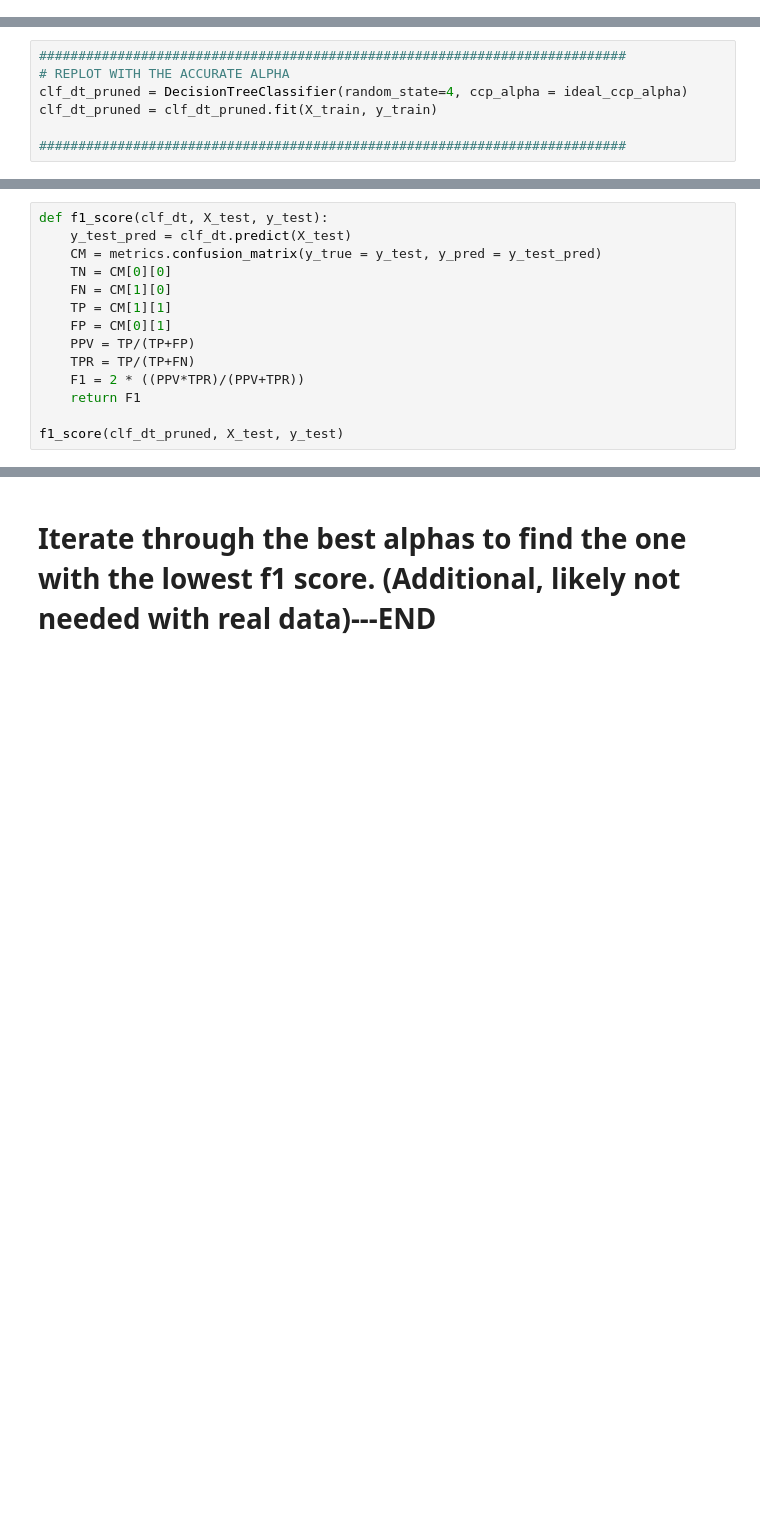
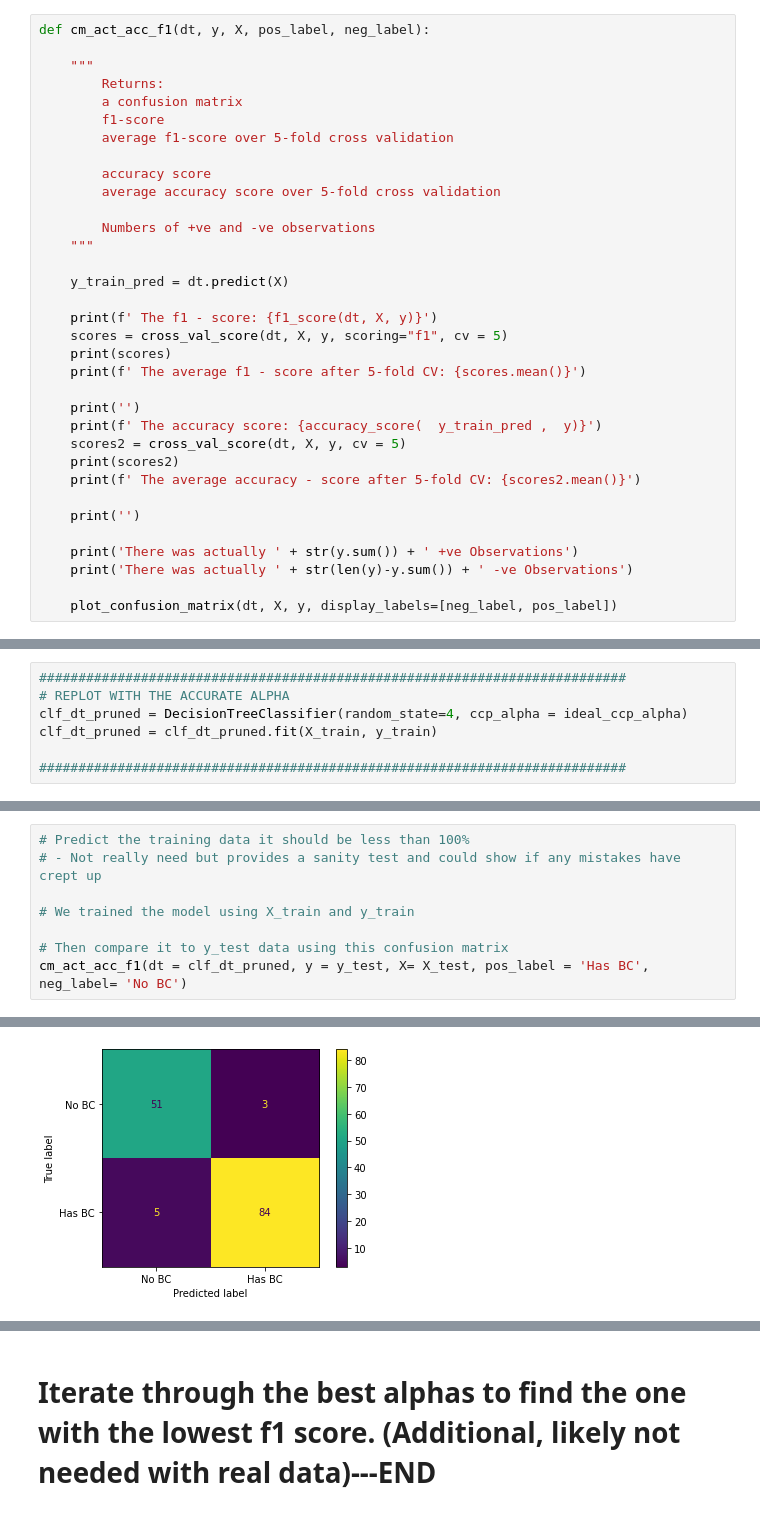
Before and after one commit to swk2020/Breast_Cancer_Detection, a Jupyter notebook: BREAST CANCER DETECTION DTC_CCP.ipynb, the cells around one changed output, grey strips where cells are left out. Saved outputs shown, nothing was run; the diff lists cells and outputs as text; blank space fills up the shorter version.

```diff
--- a/BREAST CANCER DETECTION DTC_CCP.ipynb
+++ b/BREAST CANCER DETECTION DTC_CCP.ipynb
@@ -3 +52,35 @@
+# %%
+def cm_act_acc_f1(dt, y, X, pos_label, neg_label):
+
+    """
+        Returns:
+        a confusion matrix
+        f1-score
+        average f1-score over 5-fold cross validation
+
+        accuracy score
+        average accuracy score over 5-fold cross validation
+
+        Numbers of +ve and -ve observations
+    """
+
+    y_train_pred = dt.predict(X)
+
+    print(f' The f1 - score: {f1_score(dt, X, y)}')
+    scores = cross_val_score(dt, X, y, scoring="f1", cv = 5)
+    print(scores)
+    print(f' The average f1 - score after 5-fold CV: {scores.mean()}')
+
+    print('')
+    print(f' The accuracy score: {accuracy_score(  y_train_pred ,  y)}')
+    scores2 = cross_val_score(dt, X, y, cv = 5)
+    print(scores2)
+    print(f' The average accuracy - score after 5-fold CV: {scores2.mean()}')
+
+    print('')
+
+    print('There was actually ' + str(y.sum()) + ' +ve Observations')
+    print('There was actually ' + str(len(y)-y.sum()) + ' -ve Observations')
+
+    plot_confusion_matrix(dt, X, y, display_labels=[neg_label, pos_label])
 # %% [markdown]
@@ -385,14 +476,9 @@ The f1-score for this model is:
-# %%
-def f1_score(clf_dt, X_test, y_test):
-    y_test_pred = clf_dt.predict(X_test)
-    CM = metrics.confusion_matrix(y_true = y_test, y_pred = y_test_pred)
-    TN = CM[0][0]
-    FN = CM[1][0]
-    TP = CM[1][1]
-    FP = CM[0][1]
-    PPV = TP/(TP+FP)
-    TPR = TP/(TP+FN)
-    F1 = 2 * ((PPV*TPR)/(PPV+TPR))
-    return F1
-
-f1_score(clf_dt_pruned, X_test, y_test)
+# %%
+# Predict the training data it should be less than 100%
+# - Not really need but provides a sanity test and could show if any mistakes have crept up
+
+# We trained the model using X_train and y_train
+
+# Then compare it to y_test data using this confusion matrix
+cm_act_acc_f1(dt = clf_dt_pruned, y = y_test, X= X_test, pos_label = 'Has BC', neg_label= 'No BC')
+# %% [output]
@@ -399,2 +495,3 @@ f1_score(clf_dt_pruned, X_test, y_test)
+[figure, added]
 # %%
 ideal_ccp_alpha
```
Also changed, not shown: parts of 53 cells of this notebook.
